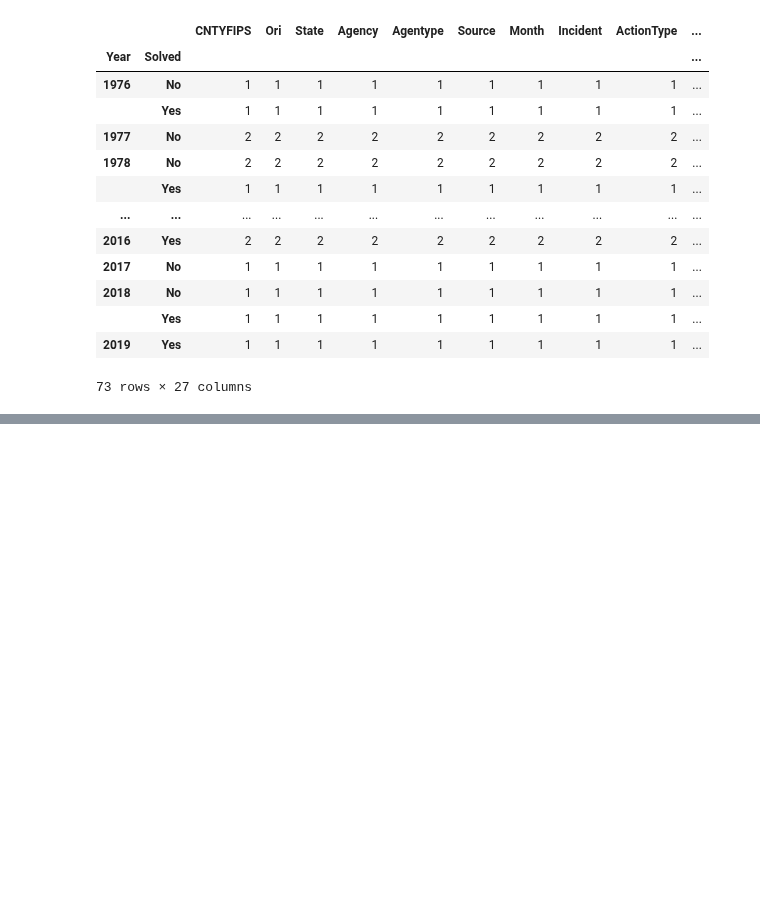
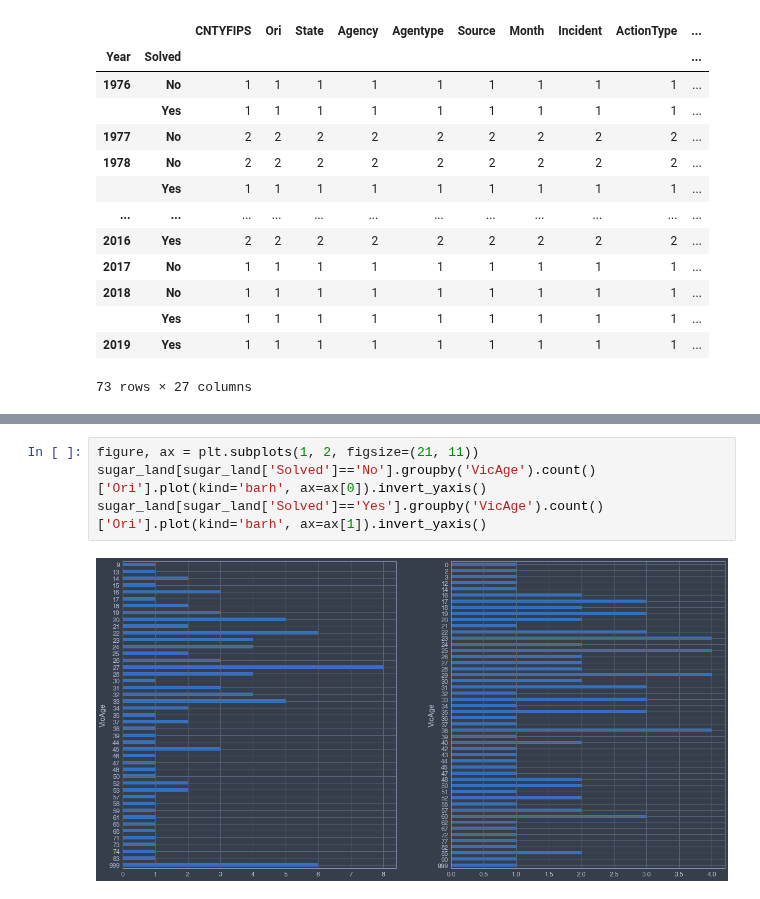
Before and after one commit to fadeeva/weird_projects, a Jupyter notebook: Serial_Killers/Outliers_based_on_cosine_similarity/Weapons_&_Circumstances_cosine_similarity_for_Female_Victims.ipynb, the cells around one changed output, grey strips where cells are left out. Cells and saved outputs as stored; diff of their text form; blank space fills up the shorter version.

```diff
--- a/Serial_Killers/Outliers_based_on_cosine_similarity/Weapons_&_Circumstances_cosine_similarity_for_Female_Victims.ipynb
+++ b/Serial_Killers/Outliers_based_on_cosine_similarity/Weapons_&_Circumstances_cosine_similarity_for_Female_Victims.ipynb
@@ -337,0 +393,6 @@ sugar_land.groupby(['Year', 'VicRace', 'Solved',]).count()
+# %%
+figure, ax = plt.subplots(1, 2, figsize=(21, 11))
+sugar_land[sugar_land['Solved']=='No'].groupby('VicAge').count()['Ori'].plot(kind='barh', ax=ax[0]).invert_yaxis()
+sugar_land[sugar_land['Solved']=='Yes'].groupby('VicAge').count()['Ori'].plot(kind='barh', ax=ax[1]).invert_yaxis()
+# %% [output]
+[figure, added]
```
Also changed, not shown: parts of 3 cells of this notebook.
